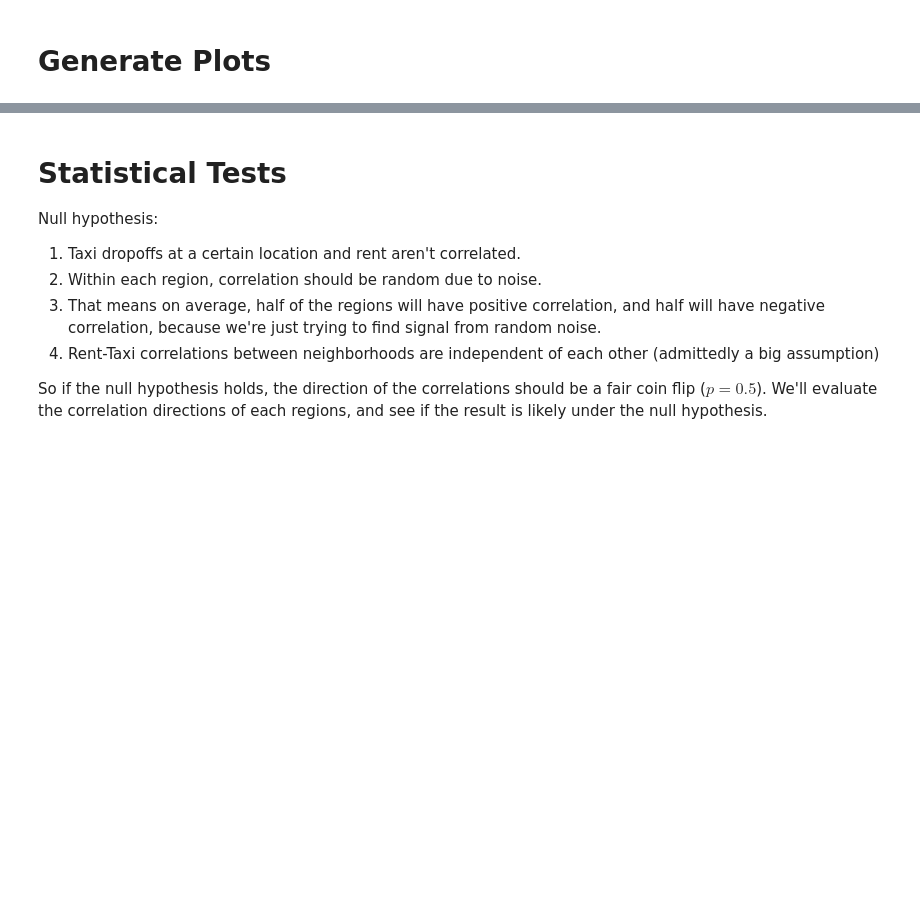
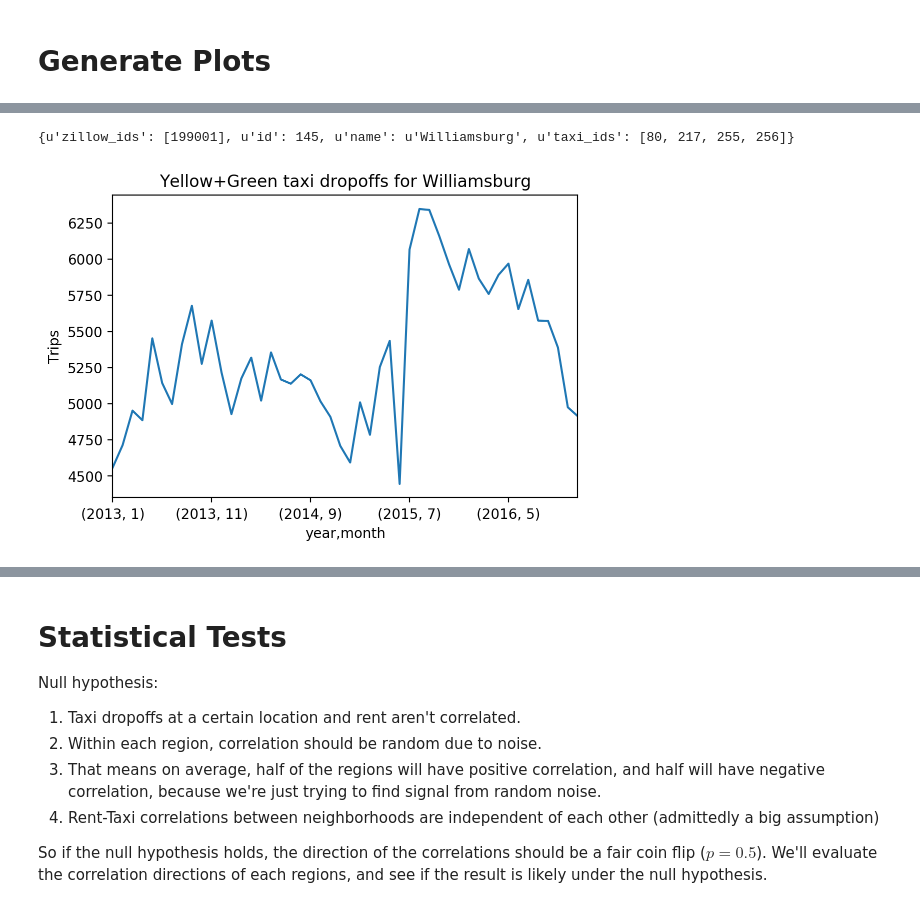
Before and after one commit to ds1004-sp17/ds1004, a Jupyter notebook: deliverable2/rent_hypothesis.ipynb, the cells around one changed output, grey strips where cells are left out. Drawn from its saved outputs; the diff is of its cells as text; code cells hidden in the pictures; blank space fills up the shorter version.

```diff
--- a/deliverable2/rent_hypothesis.ipynb
+++ b/deliverable2/rent_hypothesis.ipynb
@@ -226,0 +267,6 @@ zillow_no_inflation = get_zillow(adjust_inflation=False)
+# %%
+yellow = get_taxis(add_green=False)
+combined = get_taxis(add_green=True)
+yellow_no_norm = get_taxis(add_green=False, day_normalized=False)
+yellow_pu = get_taxis(add_green=False, event='PU')
+combined_pu = get_taxis(event='PU')
@@ -380,0 +314,8 @@ single_location('Williamsburg', zillow_composite, yellow_no_norm,
+# %%
+_ = single_location('Williamsburg', zillow_composite, combined,
+                None,
+                'Yellow+Green taxi dropoffs for Williamsburg',
+                None)
+# %% [output]
+{u'zillow_ids': [199001], u'id': 145, u'name': u'Williamsburg', u'taxi_ids': [80, 217, 255, 256]}
+[figure, added]
```
Also changed, not shown: parts of 17 cells of this notebook.
